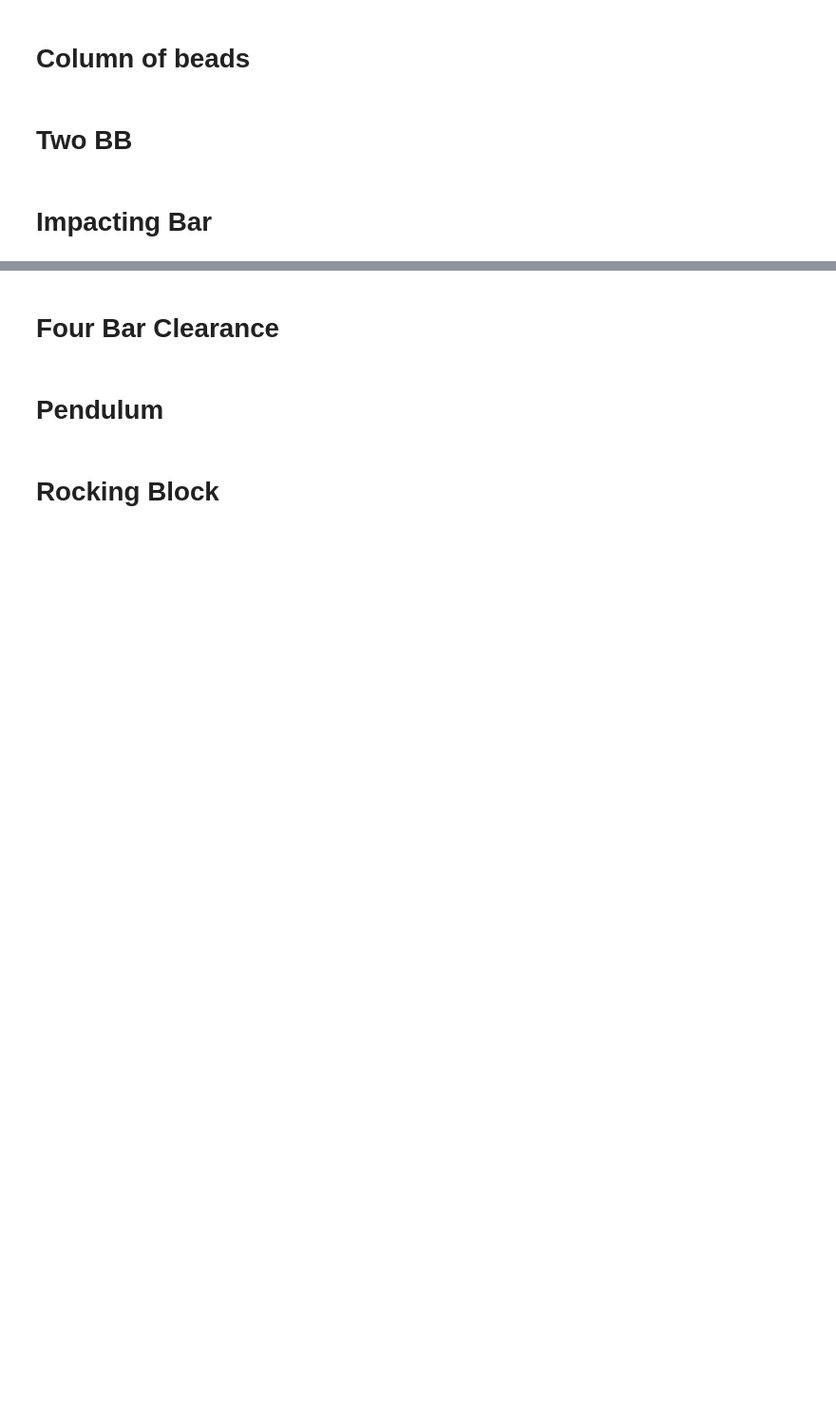
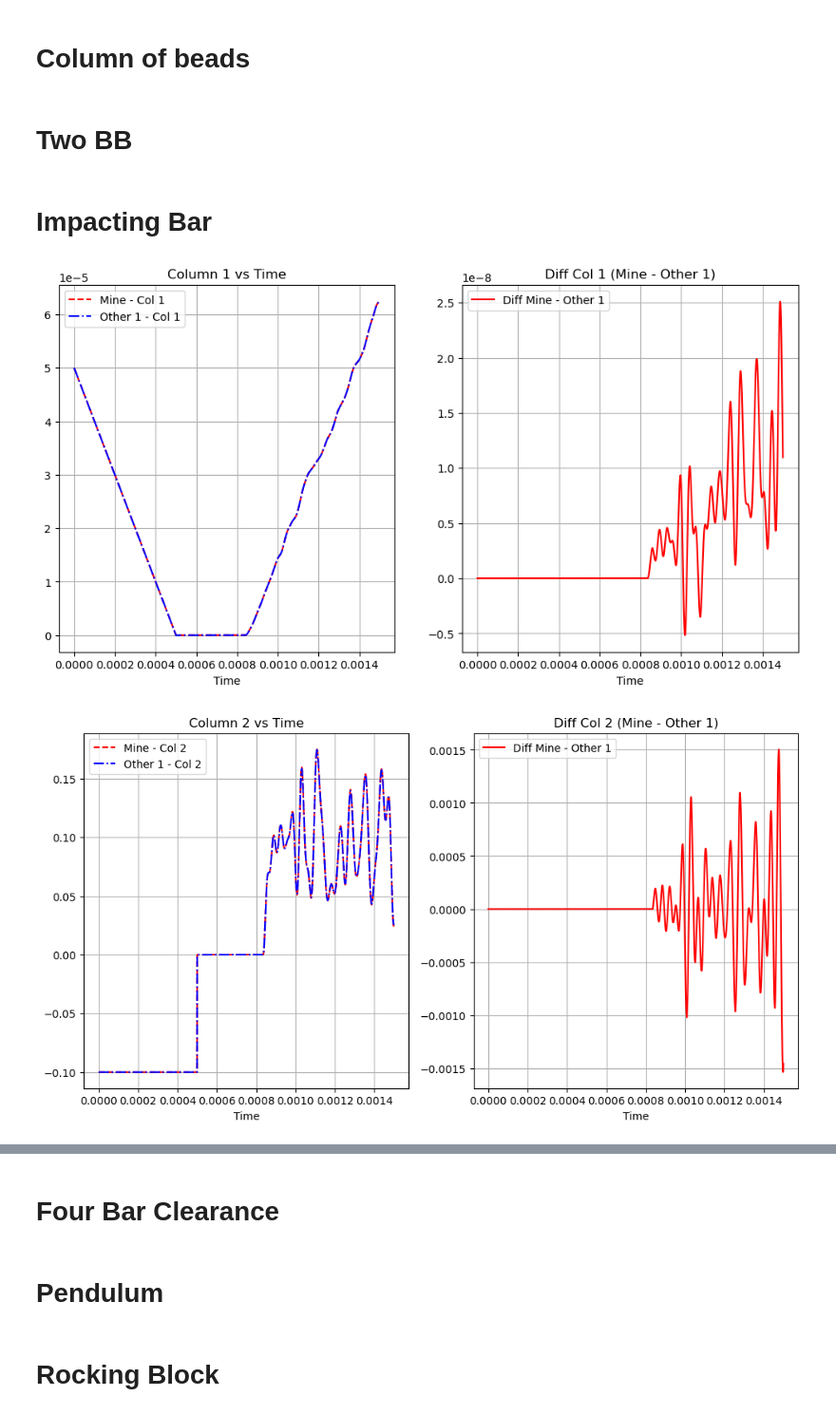
Before and after one commit to vacary/siconos-tutorials, a Jupyter notebook: examples/mechanics/MechanicsExamples.ipynb, the cells around one changed output, grey strips where cells are left out. Shown at 95% size. Cells and saved outputs as stored; diff of their text form; code cells hidden in the pictures; blank space fills up the shorter version.

```diff
--- a/examples/mechanics/MechanicsExamples.ipynb
+++ b/examples/mechanics/MechanicsExamples.ipynb
@@ -80,6 +91,9 @@ plot_and_compare(mine,ref,main)
 # %%
 ref = np.loadtxt("FEM/ImpactingBar/ImpactingBarD1MinusLinear.ref", skiprows=1)
 ref2 = np.loadtxt("FEM/ImpactingBar/ImpactingBar.ref", skiprows=1)
 mine = np.loadtxt("FEM/ImpactingBar/ImpactingBarD1MinusLinear.dat")
 main = np.loadtxt("../../../siconos-tutorials-ref/examples/mechanics/FEM/ImpactingBar/ImpactingBarD1MinusLinear.dat")
-plot_and_compare(mine,ref, main)
+plot_and_compare(mine,main)
+# %% [output]
+[figure, added]
+[figure, added]
```
Also changed, not shown: parts of 10 cells of this notebook, 14 other files.
